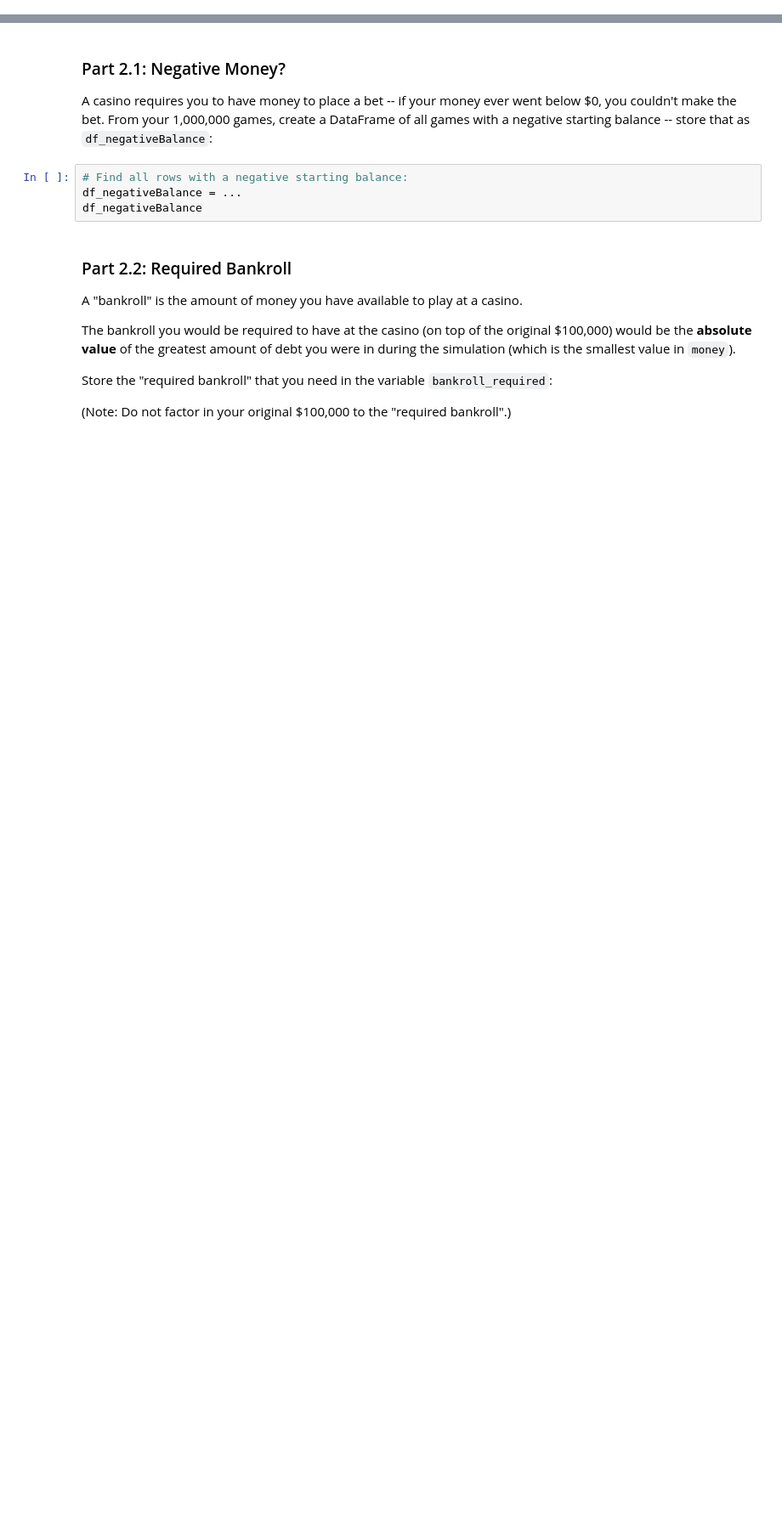
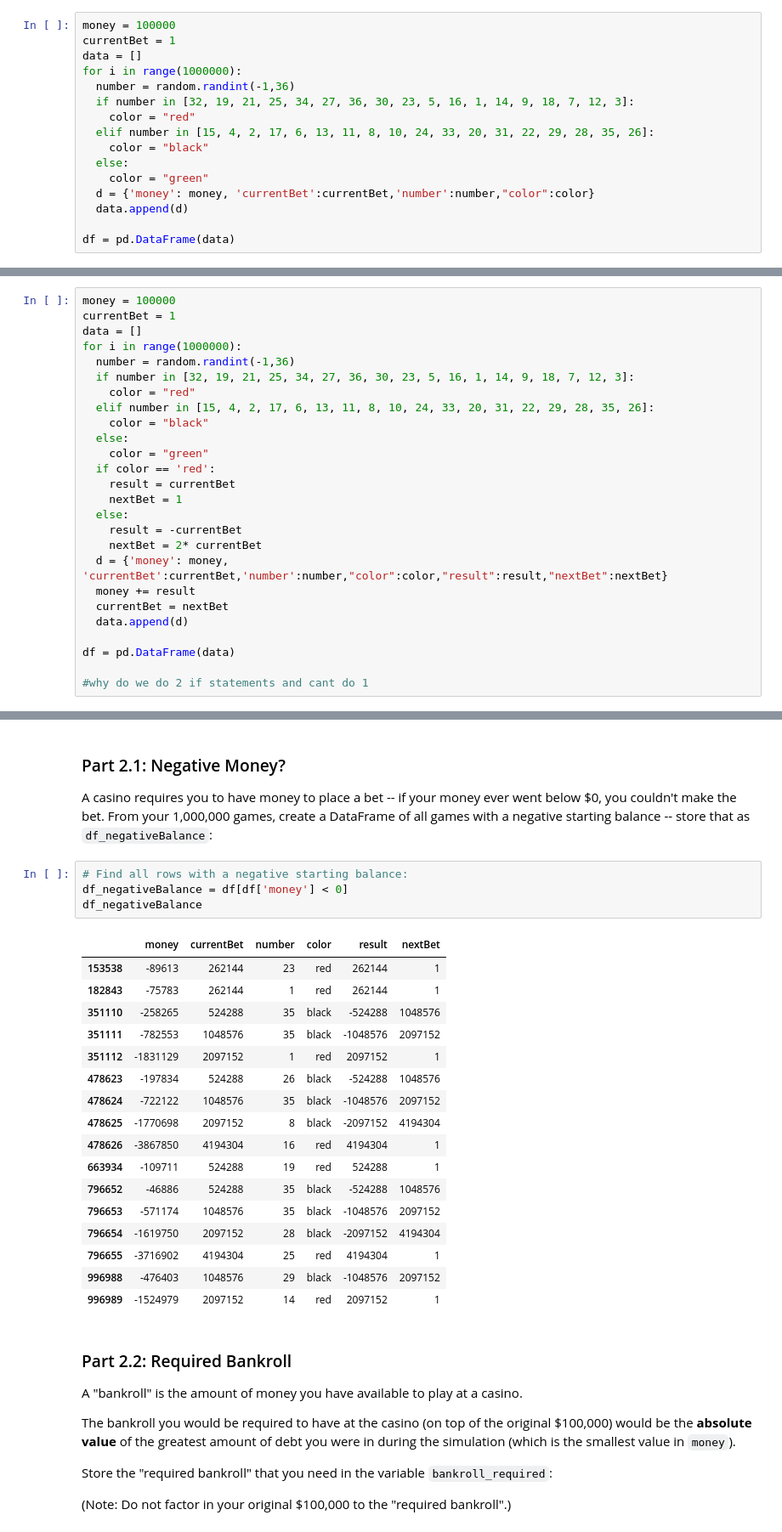
Before and after one commit to economirtrics/microprojects, a Jupyter notebook: microproject-06-infinite-money-in-roulette-martingale/microproject-06-infinite-money-in-roulette-martingale.ipynb, the cells around one changed output, grey strips where cells are left out. Shown at 85% size. Cells and saved outputs as stored; diff of their text form; blank space fills up the shorter version.

```diff
--- a/microproject-06-infinite-money-in-roulette-martingale/microproject-06-infinite-money-in-roulette-martingale.ipynb
+++ b/microproject-06-infinite-money-in-roulette-martingale/microproject-06-infinite-money-in-roulette-martingale.ipynb
@@ -114,3 +143,19 @@ Copy your simulation from the previous section into the cell below, and then ext
+# %%
+money = 100000
+currentBet = 1
+data = []
+for i in range(1000000):
+  number = random.randint(-1,36)
+  if number in [32, 19, 21, 25, 34, 27, 36, 30, 23, 5, 16, 1, 14, 9, 18, 7, 12, 3]:
+    color = "red"
+  elif number in [15, 4, 2, 17, 6, 13, 11, 8, 10, 24, 33, 20, 31, 22, 29, 28, 35, 26]:
+    color = "black"
+  else:
+    color = "green"
+  d = {'money': money, 'currentBet':currentBet,'number':number,"color":color}
+  data.append(d)
+
+df = pd.DataFrame(data)
 # %%
 # View your DataFrame:
 df
@@ -179,3 +272,29 @@ These two tasks will complete the game and track the amount of money we've made
+# %%
+money = 100000
+currentBet = 1
+data = []
+for i in range(1000000):
+  number = random.randint(-1,36)
+  if number in [32, 19, 21, 25, 34, 27, 36, 30, 23, 5, 16, 1, 14, 9, 18, 7, 12, 3]:
+    color = "red"
+  elif number in [15, 4, 2, 17, 6, 13, 11, 8, 10, 24, 33, 20, 31, 22, 29, 28, 35, 26]:
+    color = "black"
+  else:
+    color = "green"
+  if color == 'red':
+    result = currentBet
+    nextBet = 1
+  else:
+    result = -currentBet
+    nextBet = 2* currentBet
+  d = {'money': money, 'currentBet':currentBet,'number':number,"color":color,"result":result,"nextBet":nextBet}
+  money += result
+  currentBet = nextBet
+  data.append(d)
+
+df = pd.DataFrame(data)
+
+#why do we do 2 if statements and cant do 1
 # %%
 # View your DataFrame:
 df
@@ -226,8 +364,26 @@ plt.legend()
 A casino requires you to have money to place a bet -- if your money ever went below $0, you couldn't make the bet.  From your 1,000,000 games, create a DataFrame of all games with a negative starting balance -- store that as `df_negativeBalance`:
 # %%
 # Find all rows with a negative starting balance:
-df_negativeBalance = ...
+df_negativeBalance = df[df['money'] < 0]
 df_negativeBalance
+# %% [output]
+|  | money | currentBet | number | color | result | nextBet |
+| 153538 | -89613 | 262144 | 23 | red | 262144 | 1 |
+| 182843 | -75783 | 262144 | 1 | red | 262144 | 1 |
+| 351110 | -258265 | 524288 | 35 | black | -524288 | 1048576 |
+| 351111 | -782553 | 1048576 | 35 | black | -1048576 | 2097152 |
+| 351112 | -1831129 | 2097152 | 1 | red | 2097152 | 1 |
+| 478623 | -197834 | 524288 | 26 | black | -524288 | 1048576 |
+| 478624 | -722122 | 1048576 | 35 | black | -1048576 | 2097152 |
+| 478625 | -1770698 | 2097152 | 8 | black | -2097152 | 4194304 |
+| 478626 | -3867850 | 4194304 | 16 | red | 4194304 | 1 |
+| 663934 | -109711 | 524288 | 19 | red | 524288 | 1 |
+| 796652 | -46886 | 524288 | 35 | black | -524288 | 1048576 |
+| 796653 | -571174 | 1048576 | 35 | black | -1048576 | 2097152 |
+| 796654 | -1619750 | 2097152 | 28 | black | -2097152 | 4194304 |
+| 796655 | -3716902 | 4194304 | 25 | red | 4194304 | 1 |
+| 996988 | -476403 | 1048576 | 29 | black | -1048576 | 2097152 |
+| 996989 | -1524979 | 2097152 | 14 | red | 2097152 | 1 |
 # %% [markdown]
 ### Part 2.2: Required Bankroll
 
```
Also changed, not shown: parts of 24 cells of this notebook.
